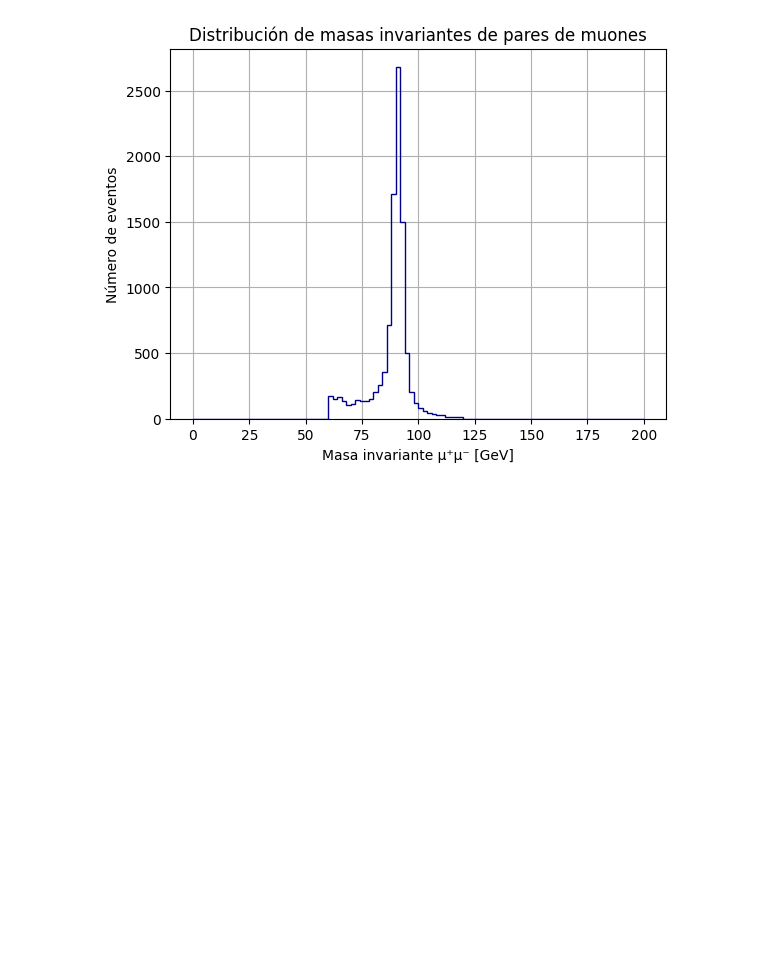
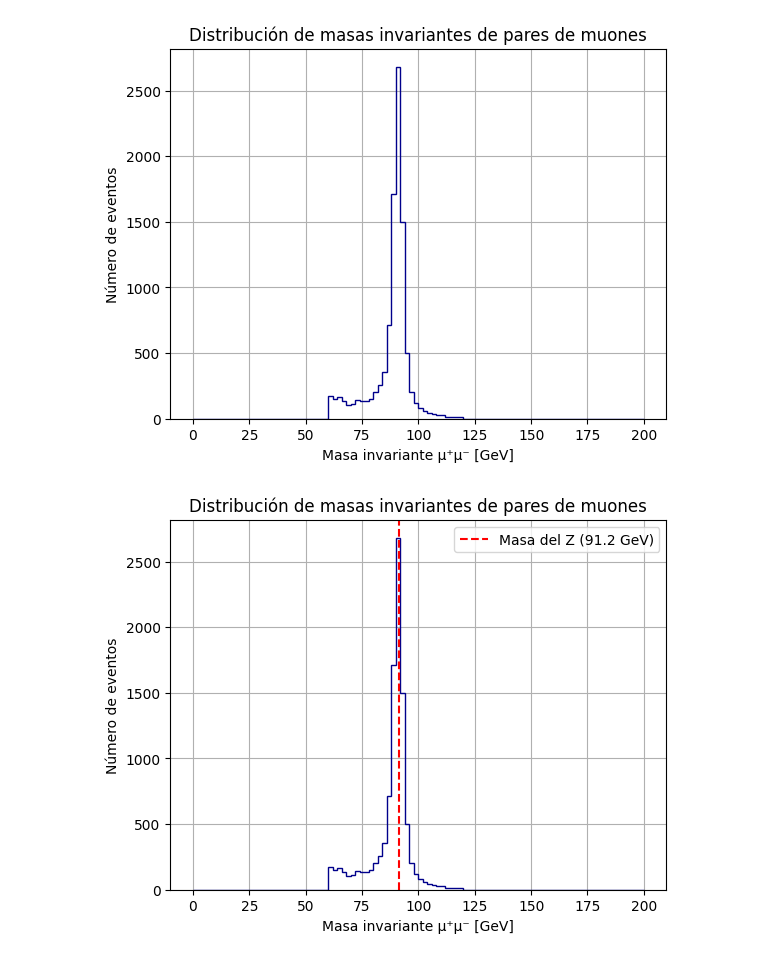
Before and after one commit to ProgramasParaFisicaDeParticulas/lecturadedatosabiertoscmszmumu-Pioquinto9, a Jupyter notebook: CMSOpenDataZtoMuMu.ipynb, the cells around one changed output. Saved outputs shown, nothing was run; the diff lists cells and outputs as text; code cells hidden in the pictures; blank space fills up the shorter version.

```diff
--- a/CMSOpenDataZtoMuMu.ipynb
+++ b/CMSOpenDataZtoMuMu.ipynb
@@ -51,6 +51,20 @@ plt.grid(True)
 plt.show()
 # %% [output]
 [figure]
+# %%
+import matplotlib.pyplot as plt
+
+plt.hist(particles["Minv"], bins=100, range=(0, 200), histtype='step', color='darkblue')
+plt.axvline(x=91.2, color='red', linestyle='--', linewidth=1.5, label='Masa del Z (91.2 GeV)')
+
+plt.xlabel("Masa invariante μ⁺μ⁻ [GeV]")
+plt.ylabel("Número de eventos")
+plt.title("Distribución de masas invariantes de pares de muones")
+plt.legend()
+plt.grid(True)
+plt.show()
+# %% [output]
+[figure, added]
 # %%
 muones_aislados = particles[(particles["iso1"] < 0.15) & (particles["iso2"] < 0.15)] #Filtor para ver si los muones son aisladoss
 # %%
```
Also changed, not shown: parts of 2 cells of this notebook.
